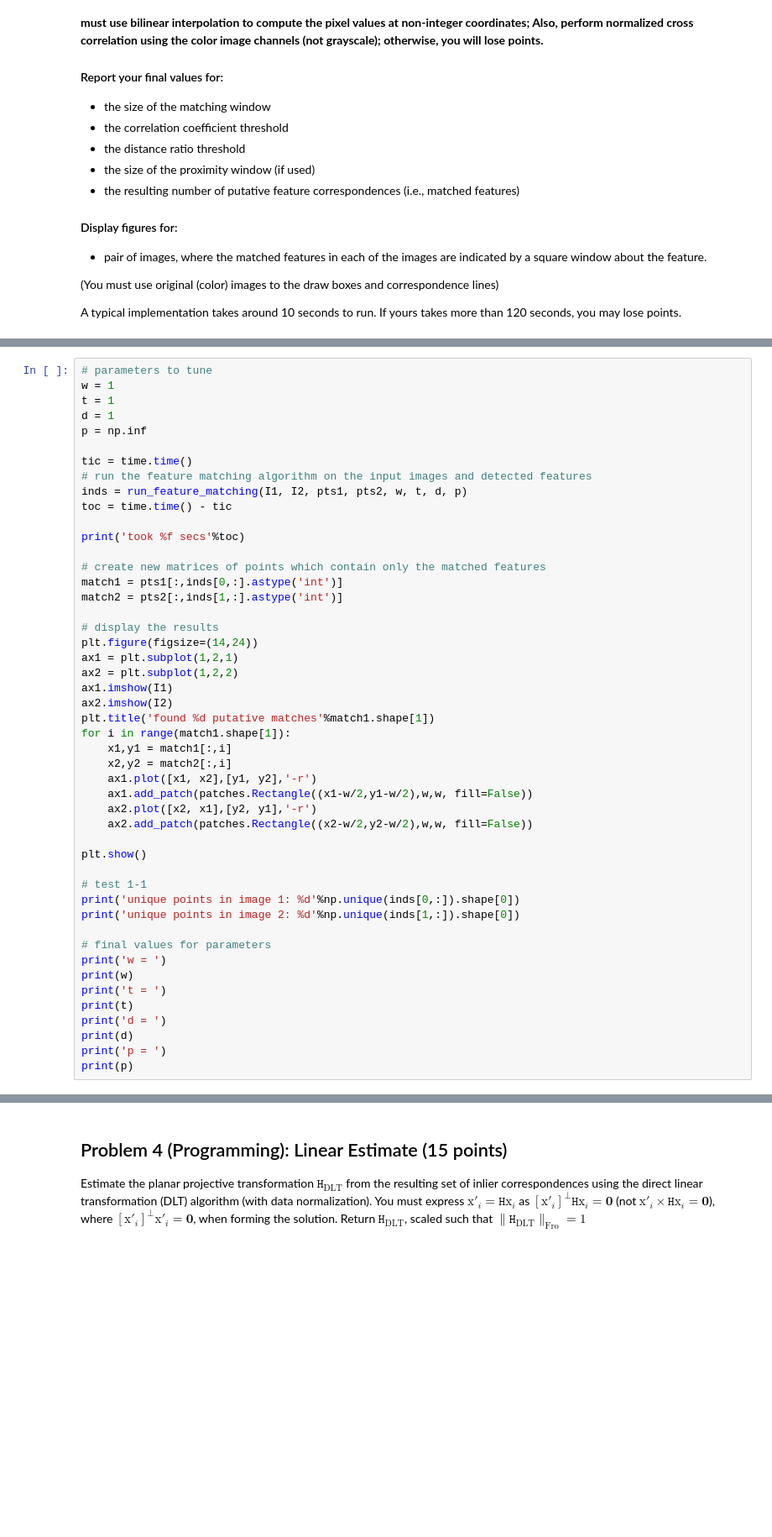
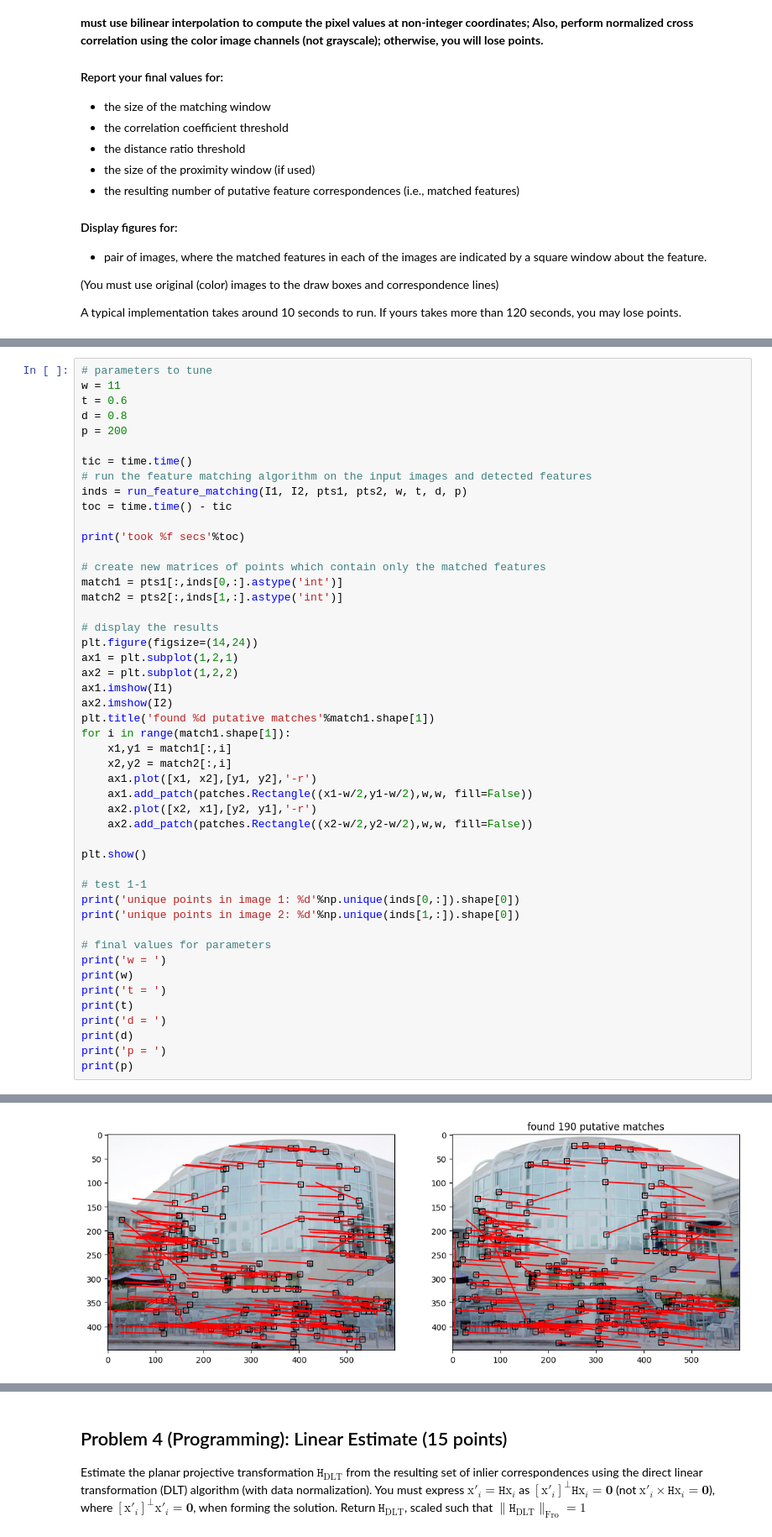
Before and after one commit to evanwc/CSE252B, a Jupyter notebook: A4/CSE252B_WI26_assignment_4.ipynb, the cells around one changed output, grey strips where cells are left out. Shown at 84% size. Cells and saved outputs as stored; diff of their text form; blank space fills up the shorter version.

```diff
--- a/A4/CSE252B_WI26_assignment_4.ipynb
+++ b/A4/CSE252B_WI26_assignment_4.ipynb
@@ -540,10 +639,10 @@ def run_feature_matching(I1, I2, pts1, pts2, w, t, d, p):
     return inds
 # %%
 # parameters to tune
-w = 1
-t = 1
-d = 1
-p = np.inf
+w = 11
+t = 0.6
+d = 0.8
+p = 200
 
 tic = time.time()
 # run the feature matching algorithm on the input images and detected features
@@ -586,3 +685,4 @@ print('d = ')
 print(d)
 print('p = ')
 print(p)
+# %% [output]
@@ -588,0 +690 @@ print(p)
+[figure, added]
```
Also changed, not shown: parts of 5 cells of this notebook.
